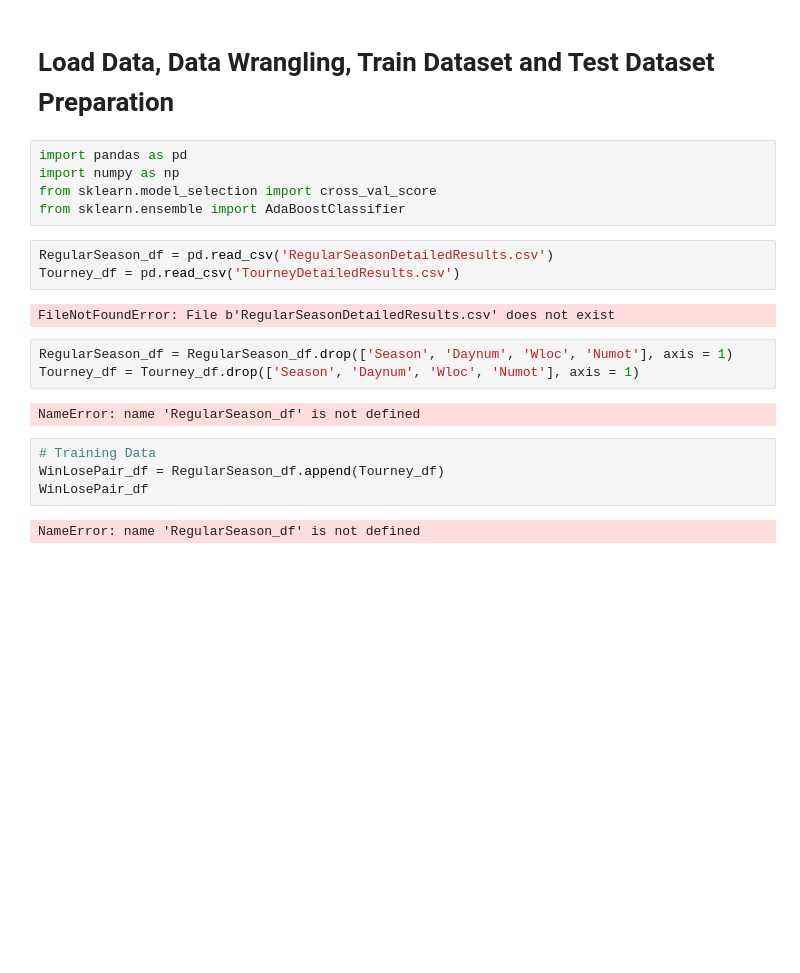
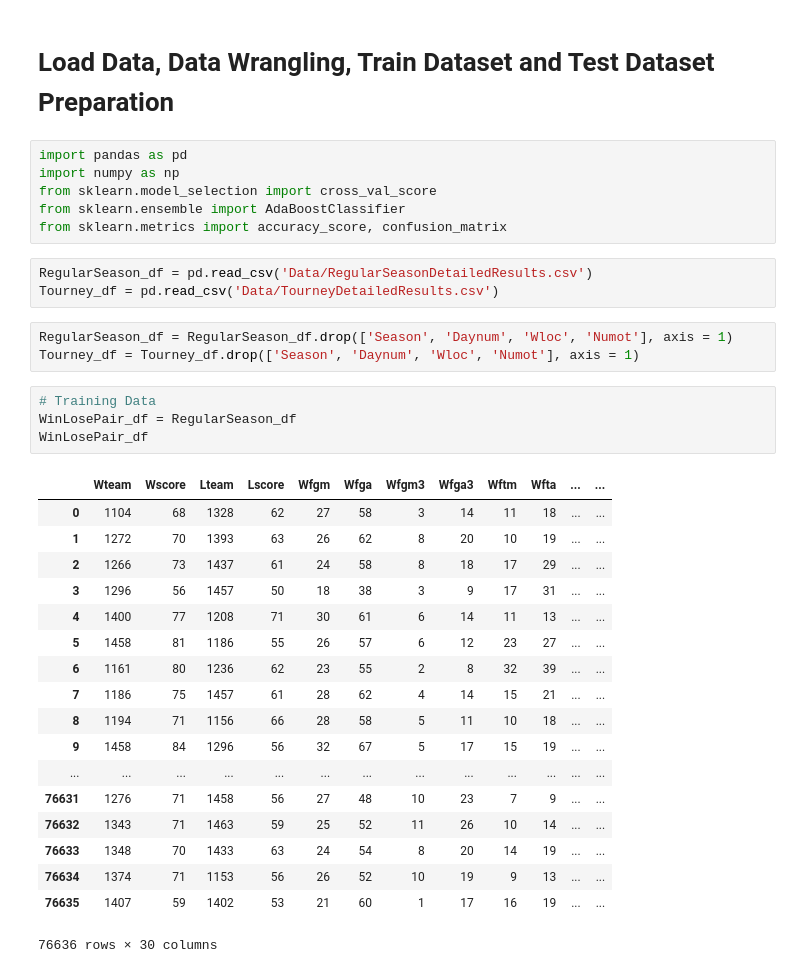
Before and after one commit to eddiewu01/NCAA-Basketball-Prediction, a Jupyter notebook: Data Preparation.ipynb, the cells around one changed output. Saved outputs shown, nothing was run; the diff lists cells and outputs as text; blank space fills up the shorter version.

```diff
--- a/Data Preparation.ipynb
+++ b/Data Preparation.ipynb
@@ -5,22 +5,36 @@ import pandas as pd
 import numpy as np
 from sklearn.model_selection import cross_val_score
 from sklearn.ensemble import AdaBoostClassifier
+from sklearn.metrics import accuracy_score, confusion_matrix
 # %%
-RegularSeason_df = pd.read_csv('RegularSeasonDetailedResults.csv')
-Tourney_df = pd.read_csv('TourneyDetailedResults.csv')
+RegularSeason_df = pd.read_csv('Data/RegularSeasonDetailedResults.csv')
+Tourney_df = pd.read_csv('Data/TourneyDetailedResults.csv')
-# %% [output]
-FileNotFoundError: File b'RegularSeasonDetailedResults.csv' does not exist
 # %%
 RegularSeason_df = RegularSeason_df.drop(['Season', 'Daynum', 'Wloc', 'Numot'], axis = 1)
 Tourney_df = Tourney_df.drop(['Season', 'Daynum', 'Wloc', 'Numot'], axis = 1)
-# %% [output]
-NameError: name 'RegularSeason_df' is not defined
 # %%
 # Training Data
-WinLosePair_df = RegularSeason_df.append(Tourney_df)
+WinLosePair_df = RegularSeason_df
 WinLosePair_df
 # %% [output]
+|  | Wteam | Wscore | Lteam | Lscore | Wfgm | Wfga | Wfgm3 | Wfga3 | Wftm | Wfta | ... | ... |
+| 0 | 1104 | 68 | 1328 | 62 | 27 | 58 | 3 | 14 | 11 | 18 | ... | ... |
+| 1 | 1272 | 70 | 1393 | 63 | 26 | 62 | 8 | 20 | 10 | 19 | ... | ... |
+| 2 | 1266 | 73 | 1437 | 61 | 24 | 58 | 8 | 18 | 17 | 29 | ... | ... |
+| 3 | 1296 | 56 | 1457 | 50 | 18 | 38 | 3 | 9 | 17 | 31 | ... | ... |
+| 4 | 1400 | 77 | 1208 | 71 | 30 | 61 | 6 | 14 | 11 | 13 | ... | ... |
+| 5 | 1458 | 81 | 1186 | 55 | 26 | 57 | 6 | 12 | 23 | 27 | ... | ... |
+| 6 | 1161 | 80 | 1236 | 62 | 23 | 55 | 2 | 8 | 32 | 39 | ... | ... |
+| 7 | 1186 | 75 | 1457 | 61 | 28 | 62 | 4 | 14 | 15 | 21 | ... | ... |
+| 8 | 1194 | 71 | 1156 | 66 | 28 | 58 | 5 | 11 | 10 | 18 | ... | ... |
+| 9 | 1458 | 84 | 1296 | 56 | 32 | 67 | 5 | 17 | 15 | 19 | ... | ... |
+| ... | ... | ... | ... | ... | ... | ... | ... | ... | ... | ... | ... | ... |
+| 76631 | 1276 | 71 | 1458 | 56 | 27 | 48 | 10 | 23 | 7 | 9 | ... | ... |
+| 76632 | 1343 | 71 | 1463 | 59 | 25 | 52 | 11 | 26 | 10 | 14 | ... | ... |
+| 76633 | 1348 | 70 | 1433 | 63 | 24 | 54 | 8 | 20 | 14 | 19 | ... | ... |
+| 76634 | 1374 | 71 | 1153 | 56 | 26 | 52 | 10 | 19 | 9 | 13 | ... | ... |
+| 76635 | 1407 | 59 | 1402 | 53 | 21 | 60 | 1 | 17 | 16 | 19 | ... | ... |
-NameError: name 'RegularSeason_df' is not defined
+76636 rows × 30 columns
 # %%
 TrainDataOriginal_1_df = pd.DataFrame(WinLosePair_df[\
                                            ['Wfgm', 'Wfga', 'Wfgm3', 'Wfga3', 'Wftm', 'Wfta', 'Wor', 'Wdr', 'Wast', 'Wto', 'Wstl', 'Wblk', 'Wpf',\
```
Also changed, not shown: parts of 15 cells of this notebook, 2 other files.
